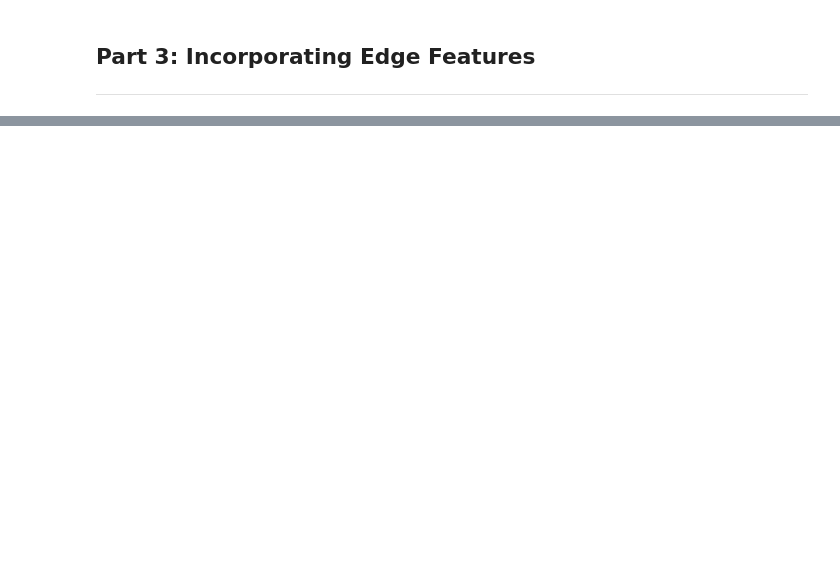
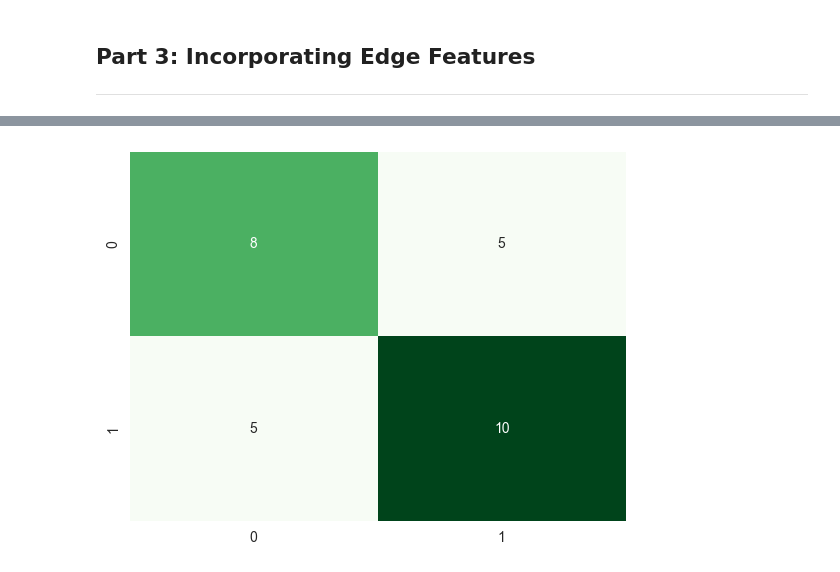
Before and after one commit to mikasenghaas/cs502, a Jupyter notebook: homeworks/2/Homework_2.ipynb, the cells around one changed output, grey strips where cells are left out. Cells and saved outputs as stored; diff of their text form; code cells hidden in the pictures; blank space fills up the shorter version.

```diff
--- a/homeworks/2/Homework_2.ipynb
+++ b/homeworks/2/Homework_2.ipynb
@@ -1151,0 +1216,14 @@ sns.heatmap(test_results["confusion_matrix"], annot=True, fmt="d", cmap="Greens"
+# %%
+model_hyperparams = {
+    "num_features": [7],
+    "conv_dims": [[5, 5, 5], [256, 128, 64]],
+    "conv": [EdgeGraphConv],
+    "pooling": [MeanPooling],
+    "activation": [LeakyReLU],
+    "dropout": [.0],
+}
+
+model_hyperparams_grid = build_grid(model_hyperparams)
+num_models_to_test = len(model_hyperparams_grid)
+
+print(f"Testing {len(model_hyperparams_grid)} model configurations")
@@ -1151,0 +1290,4 @@ sns.heatmap(test_results["confusion_matrix"], annot=True, fmt="d", cmap="Greens"
+# %%
+training_results_df = view_training_results(training_results, include_columns)
+
+training_results_df
@@ -1151,0 +1299,9 @@ sns.heatmap(test_results["confusion_matrix"], annot=True, fmt="d", cmap="Greens"
+# %%
+# Best model
+best_model_idx = training_results_df[("val_results", "f1")].argmax()
+best_model_info = training_results_df.iloc[best_model_idx]
+
+best_model = training_results[best_model_info.name]["model"]
+
+# Print best model's hyperparameters
+best_model_info[["params", "val_results"]]
@@ -1151,0 +1321,3 @@ sns.heatmap(test_results["confusion_matrix"], annot=True, fmt="d", cmap="Greens"
+# %%
+# Test best model
+test_results = validate(best_model, test_loader, criterion, use_edges=True, verbose=True)
@@ -1151,0 +1333,5 @@ sns.heatmap(test_results["confusion_matrix"], annot=True, fmt="d", cmap="Greens"
+# %%
+# Print out heatmap of confusion matrix
+sns.heatmap(test_results["confusion_matrix"], annot=True, fmt="d", cmap="Greens", cbar=False);
+# %% [output]
+[figure, added]
```
Also changed, not shown: parts of 28 cells of this notebook.
